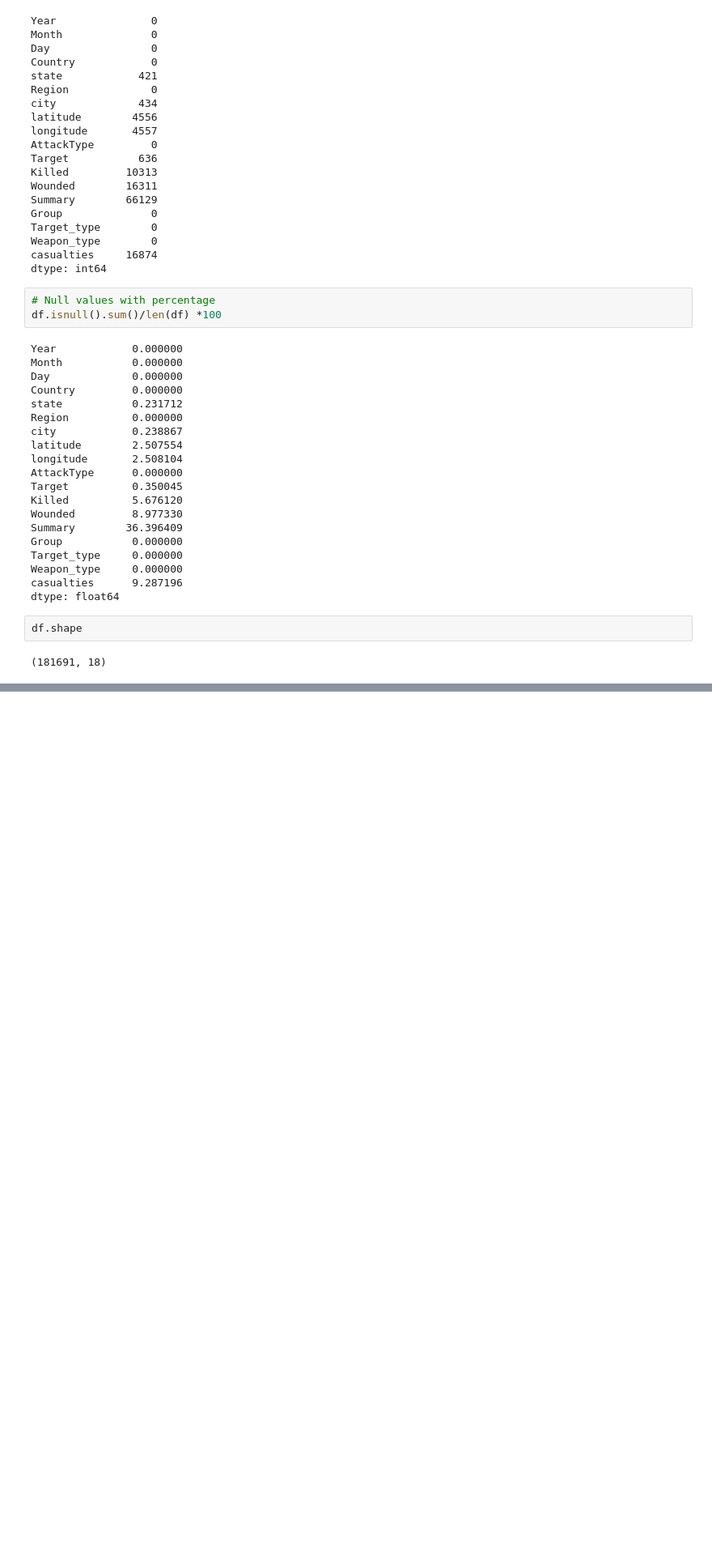
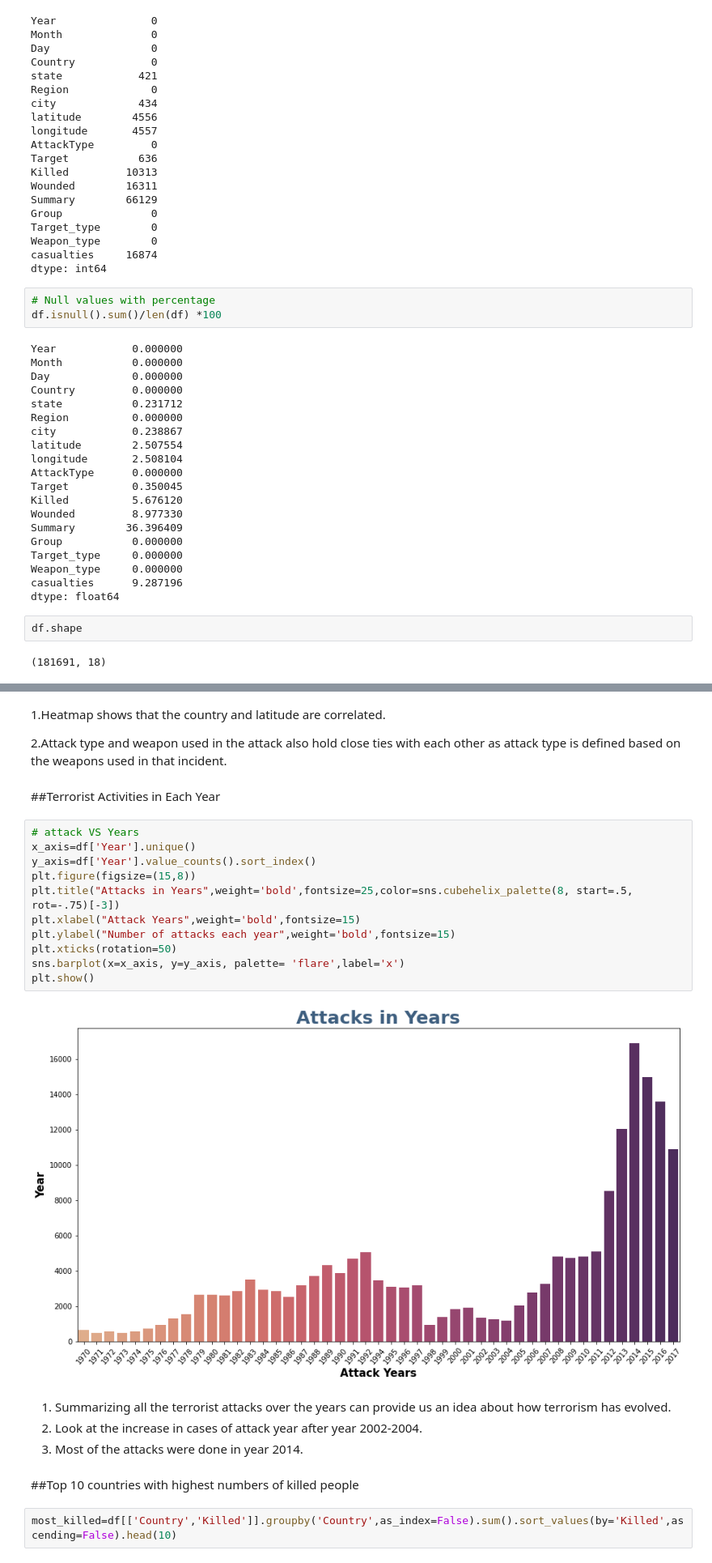
Before and after one commit to Kedarpatil24/Global-Terrorism-Analysis, a Jupyter notebook: Global_Terrorism_Analysis_Capstone_Project.ipynb, the cells around one changed output, grey strips where cells are left out. Shown at 81% size. Drawn from its saved outputs; the diff is of its cells as text; blank space fills up the shorter version.

```diff
--- a/Global_Terrorism_Analysis_Capstone_Project.ipynb
+++ b/Global_Terrorism_Analysis_Capstone_Project.ipynb
@@ -151,0 +193,27 @@ df.shape
+# %% [markdown]
+1.Heatmap shows that the country and latitude are correlated.
+
+2.Attack type and weapon used in the attack also hold close ties with each other as attack type is defined based on the weapons used in that incident.
+# %% [markdown]
+##Terrorist Activities in Each Year
+# %%
+# attack VS Years
+x_axis=df['Year'].unique()
+y_axis=df['Year'].value_counts().sort_index()
+plt.figure(figsize=(15,8))
+plt.title("Attacks in Years",weight='bold',fontsize=25,color=sns.cubehelix_palette(8, start=.5, rot=-.75)[-3])
+plt.xlabel("Attack Years",weight='bold',fontsize=15)
+plt.ylabel("Number of attacks each year",weight='bold',fontsize=15)
+plt.xticks(rotation=50)
+sns.barplot(x=x_axis, y=y_axis, palette= 'flare',label='x')
+plt.show()
+# %% [output]
+[figure, added]
+# %% [markdown]
+1. Summarizing all the terrorist attacks over the years can provide us an idea about how terrorism has evolved.
+2. Look at the increase in cases of attack year after year 2002-2004.
+3. Most of the attacks were done in year 2014.
+# %% [markdown]
+##Top 10 countries with highest numbers of killed people
+# %%
+most_killed=df[['Country','Killed']].groupby('Country',as_index=False).sum().sort_values(by='Killed',ascending=False).head(10)
```
Also changed, not shown: parts of 25 cells of this notebook.
